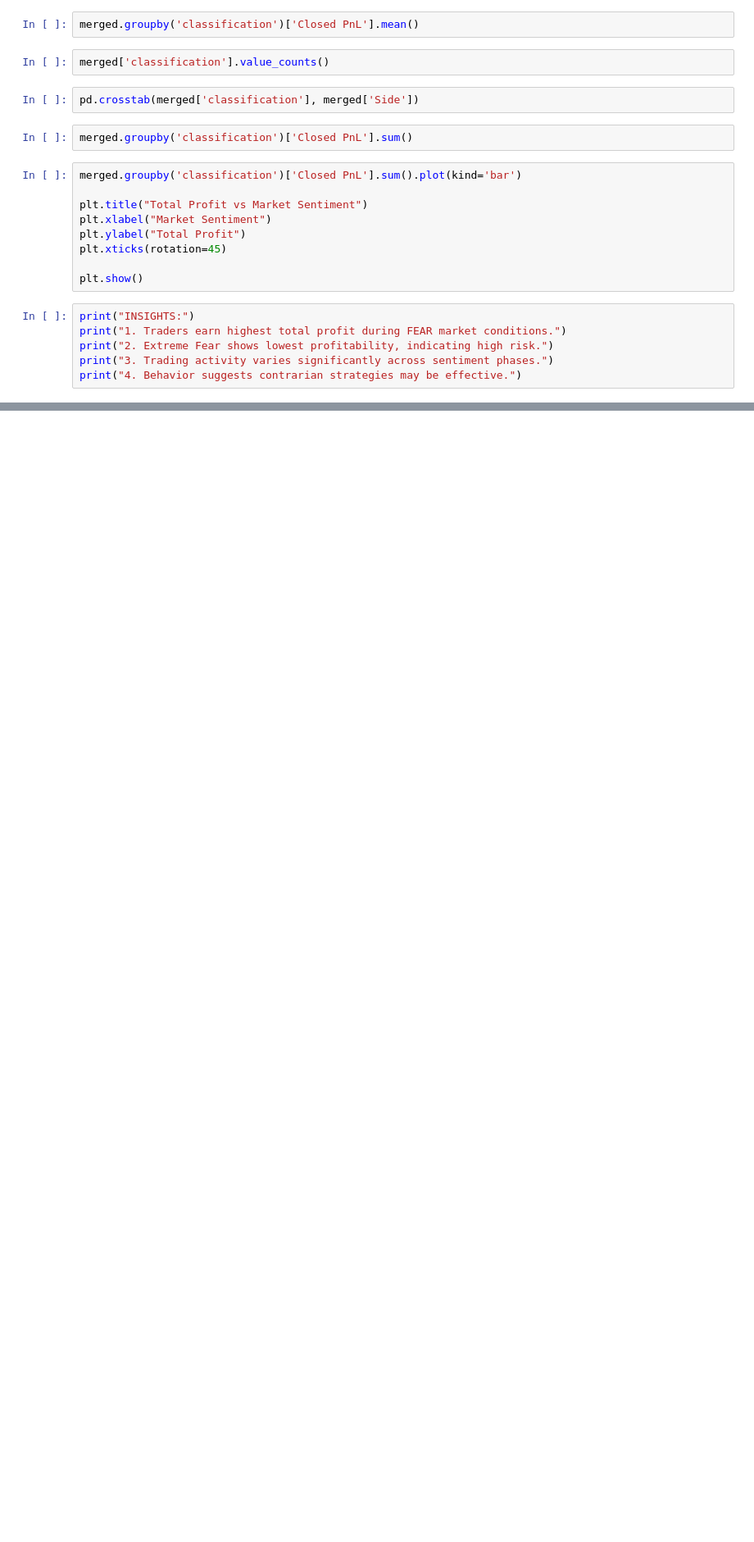
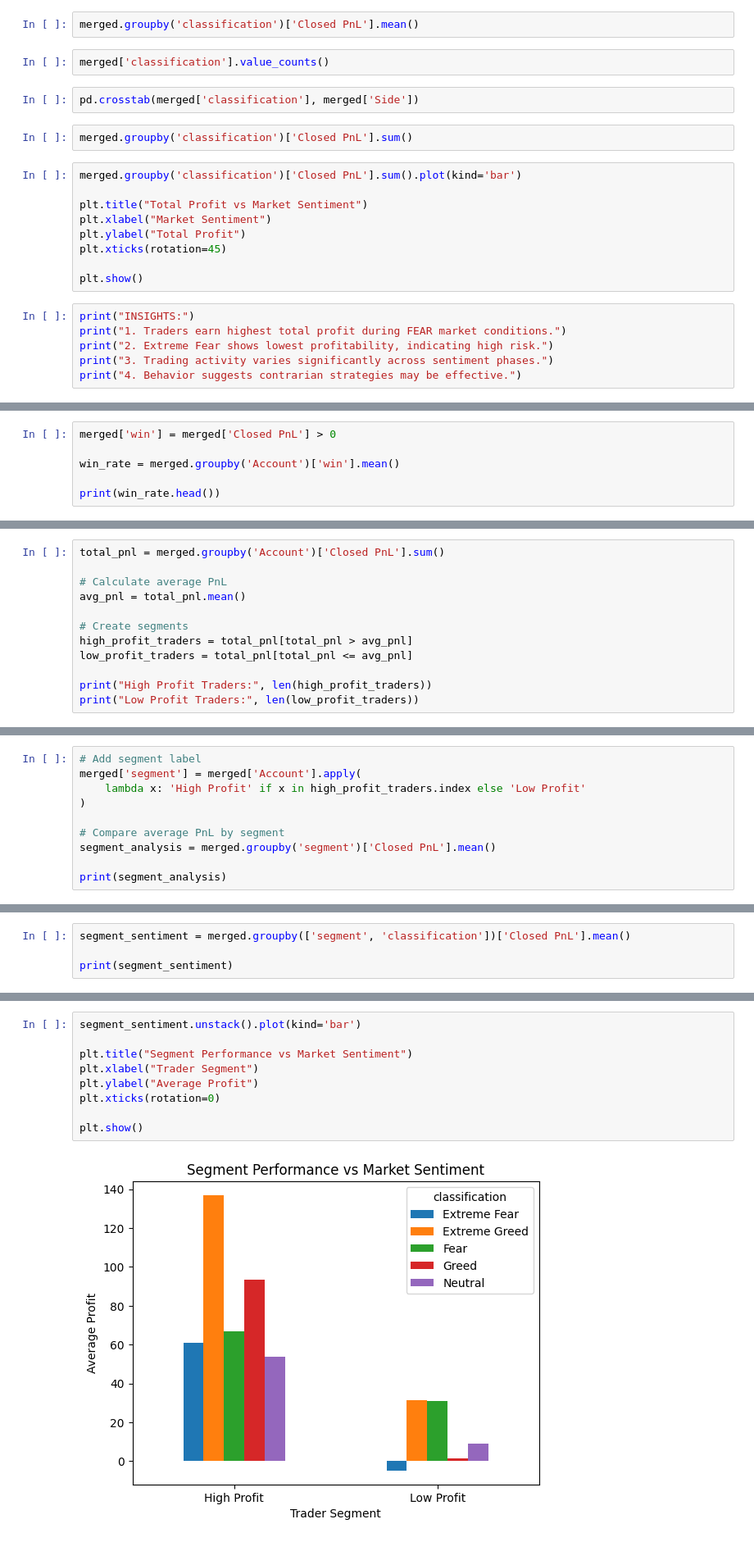
Before and after one commit to datirswapnil2006/Trader-Behavior-Analysis, a Jupyter notebook: analysis.ipynb, the cells around one changed output, grey strips where cells are left out. Shown at 82% size. Saved outputs shown, nothing was run; the diff lists cells and outputs as text; blank space fills up the shorter version.

```diff
--- a/analysis.ipynb
+++ b/analysis.ipynb
@@ -47,0 +103,6 @@ print("4. Behavior suggests contrarian strategies may be effective.")
+# %%
+merged['win'] = merged['Closed PnL'] > 0
+
+win_rate = merged.groupby('Account')['win'].mean()
+
+print(win_rate.head())
@@ -47,0 +117,12 @@ print("4. Behavior suggests contrarian strategies may be effective.")
+# %%
+total_pnl = merged.groupby('Account')['Closed PnL'].sum()
+
+# Calculate average PnL
+avg_pnl = total_pnl.mean()
+
+# Create segments
+high_profit_traders = total_pnl[total_pnl > avg_pnl]
+low_profit_traders = total_pnl[total_pnl <= avg_pnl]
+
+print("High Profit Traders:", len(high_profit_traders))
+print("Low Profit Traders:", len(low_profit_traders))
@@ -47,0 +132,10 @@ print("4. Behavior suggests contrarian strategies may be effective.")
+# %%
+# Add segment label
+merged['segment'] = merged['Account'].apply(
+    lambda x: 'High Profit' if x in high_profit_traders.index else 'Low Profit'
+)
+
+# Compare average PnL by segment
+segment_analysis = merged.groupby('segment')['Closed PnL'].mean()
+
+print(segment_analysis)
@@ -47,0 +147,4 @@ print("4. Behavior suggests contrarian strategies may be effective.")
+# %%
+segment_sentiment = merged.groupby(['segment', 'classification'])['Closed PnL'].mean()
+
+print(segment_sentiment)
@@ -47,0 +164,11 @@ print("4. Behavior suggests contrarian strategies may be effective.")
+# %%
+segment_sentiment.unstack().plot(kind='bar')
+
+plt.title("Segment Performance vs Market Sentiment")
+plt.xlabel("Trader Segment")
+plt.ylabel("Average Profit")
+plt.xticks(rotation=0)
+
+plt.show()
+# %% [output]
+[figure, added]
```
Also changed, not shown: parts of 7 cells of this notebook, 1 other file.
